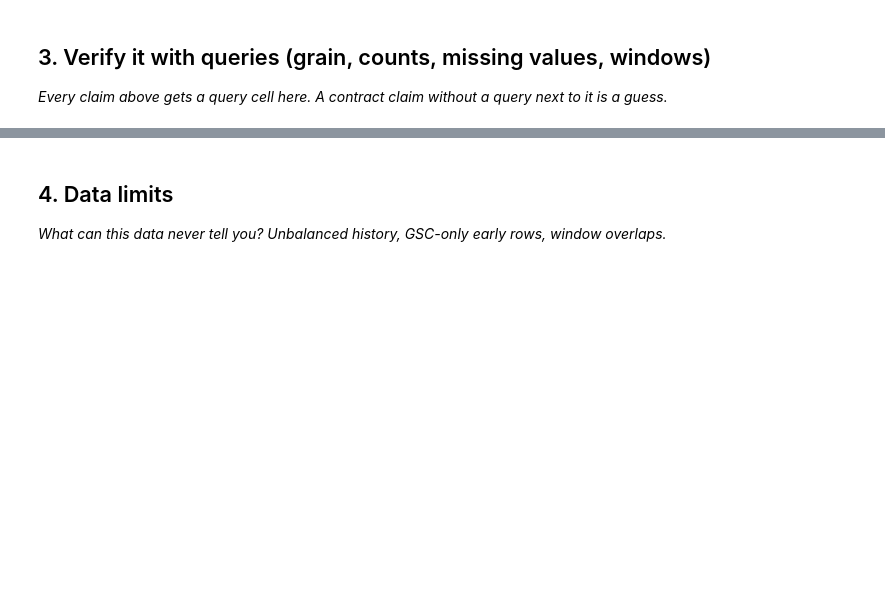
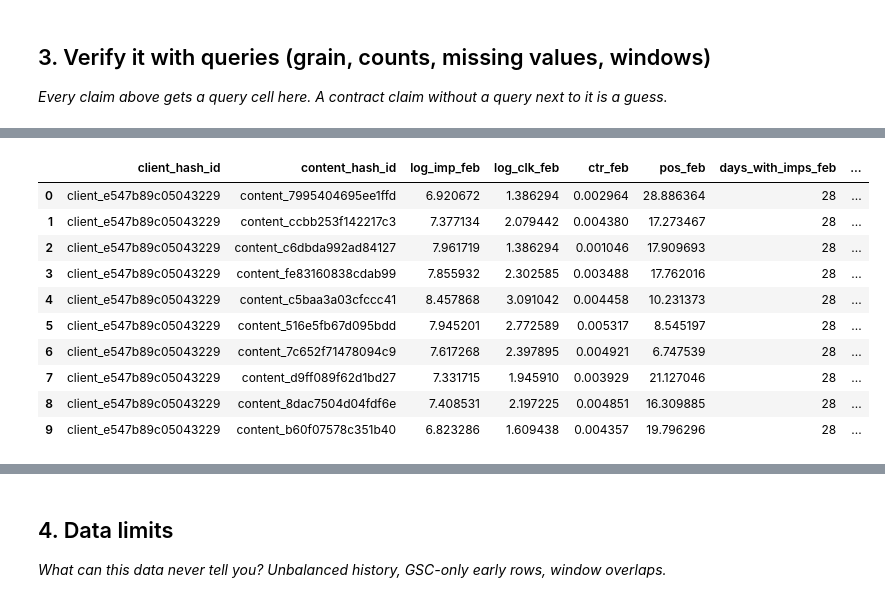
Before and after one commit to abdelrahmanmohamed05/FlyRank-AI, a Jupyter notebook: work/notebooks/w03_data_contract.ipynb, the cells around one changed output, grey strips where cells are left out. Cells and saved outputs as stored; diff of their text form; code cells hidden in the pictures; blank space fills up the shorter version.

```diff
--- a/work/notebooks/w03_data_contract.ipynb
+++ b/work/notebooks/w03_data_contract.ipynb
@@ -20,0 +145,82 @@ This skeleton is yours to fill. Work the sections **in order** — each one has
+# %%
+
+# Build the five-feature frame from February only.
+feb_agg = con.sql(f"""
+SELECT
+  client_hash_id,
+  content_hash_id,
+  SUM(gsc_impressions) AS imp_feb,
+  SUM(gsc_clicks) AS clk_feb,
+  SUM(gsc_sum_position) / NULLIF(SUM(gsc_impressions), 0) AS pos_feb,
+  COUNT(*) FILTER (WHERE gsc_impressions > 0) AS days_with_imps_feb
+FROM {FEB}
+WHERE gsc_data_available IS TRUE
+GROUP BY 1,2
+HAVING SUM(gsc_impressions) >= 100
+   AND SUM(gsc_clicks) >= 3
+""").df()
+
+feature_meta = con.sql(f"""
+SELECT client_hash_id, content_hash_id, content_type, content_created_date, is_published
+FROM {DIM}
+WHERE is_published IS TRUE
+  AND content_created_date <= DATE '2026-02-28'
+""").df()
+
+features = feb_agg.merge(
+    feature_meta,
+    on=["client_hash_id","content_hash_id"],
+    how="inner"
+)
+
+features["log_imp_feb"] = np.log1p(features["imp_feb"])
+features["log_clk_feb"] = np.log1p(features["clk_feb"])
+features["ctr_feb"] = features["clk_feb"] / features["imp_feb"]
+
+feature_cols = [
+    "log_imp_feb",
+    "log_clk_feb",
+    "ctr_feb",
+    "pos_feb",
+    "days_with_imps_feb",
+]
+
+feature_frame = features[
+    ["client_hash_id","content_hash_id"] + feature_cols
+].copy()
+
+# March outcome: this is the label window, not a feature window.
+march_label = con.sql(f"""
+SELECT
+  client_hash_id,
+  content_hash_id,
+  SUM(gsc_clicks) AS clk_mar
+FROM {MAR}
+WHERE gsc_data_available IS TRUE
+GROUP BY 1,2
+""").df()
+
+feature_frame = feature_frame.merge(
+    march_label,
+    on=["client_hash_id","content_hash_id"],
+    how="left"
+)
+
+feature_frame["clk_mar"] = feature_frame["clk_mar"].fillna(0)
+feature_frame["went_dark"] = (feature_frame["clk_mar"] == 0).astype(int)
+
+display(feature_frame[["client_hash_id","content_hash_id"] + feature_cols + ["went_dark"]].head(10))
+print(f"feature rows: {len(feature_frame):,}")
+print(f"positive rate: {feature_frame.went_dark.mean():.3f}")
+# %% [output]
+|  | client_hash_id | content_hash_id | log_imp_feb | log_clk_feb | ctr_feb | pos_feb | days_with_imps_feb | ... |
+| 0 | client_e547b89c05043229 | content_7995404695ee1ffd | 6.920672 | 1.386294 | 0.002964 | 28.886364 | 28 | ... |
+| 1 | client_e547b89c05043229 | content_ccbb253f142217c3 | 7.377134 | 2.079442 | 0.004380 | 17.273467 | 28 | ... |
+| 2 | client_e547b89c05043229 | content_c6dbda992ad84127 | 7.961719 | 1.386294 | 0.001046 | 17.909693 | 28 | ... |
+| 3 | client_e547b89c05043229 | content_fe83160838cdab99 | 7.855932 | 2.302585 | 0.003488 | 17.762016 | 28 | ... |
+| 4 | client_e547b89c05043229 | content_c5baa3a03cfccc41 | 8.457868 | 3.091042 | 0.004458 | 10.231373 | 28 | ... |
+| 5 | client_e547b89c05043229 | content_516e5fb67d095bdd | 7.945201 | 2.772589 | 0.005317 | 8.545197 | 28 | ... |
+| 6 | client_e547b89c05043229 | content_7c652f71478094c9 | 7.617268 | 2.397895 | 0.004921 | 6.747539 | 28 | ... |
+| 7 | client_e547b89c05043229 | content_d9ff089f62d1bd27 | 7.331715 | 1.945910 | 0.003929 | 21.127046 | 28 | ... |
+| 8 | client_e547b89c05043229 | content_8dac7504d04fdf6e | 7.408531 | 2.197225 | 0.004851 | 16.309885 | 28 | ... |
+| 9 | client_e547b89c05043229 | content_b60f07578c351b40 | 6.823286 | 1.609438 | 0.004357 | 19.796296 | 28 | ... |
```
Also changed, not shown: parts of 12 cells of this notebook.
